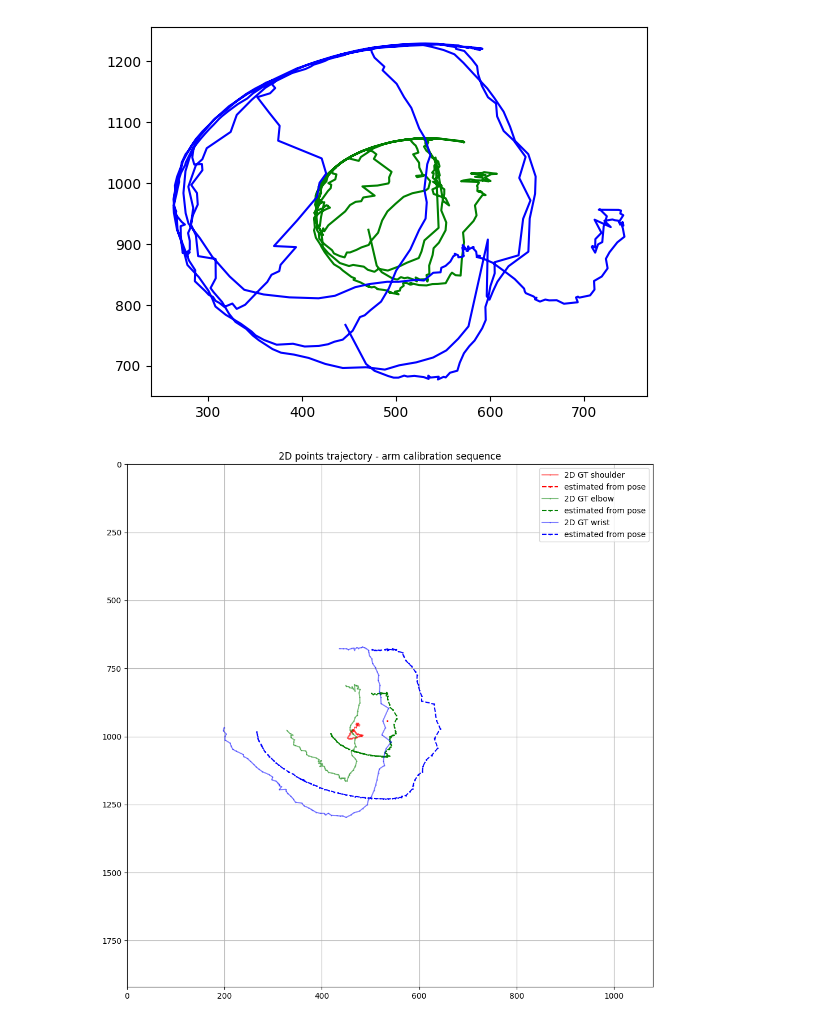
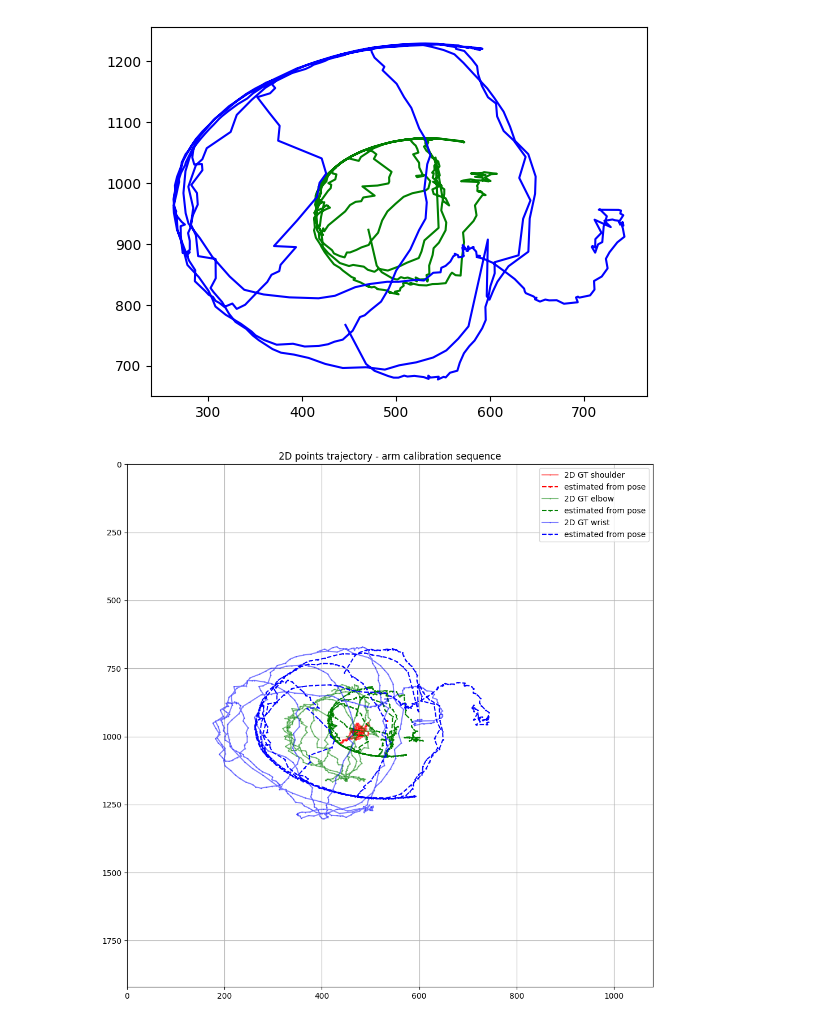
Before and after one commit to balthazarneveu/monocular_pose_and_forces_estimation, a Jupyter notebook: studies/camera_projection/projective_cost.ipynb, the cells around one changed output. Cells and saved outputs as stored; diff of their text form; code cells hidden in the pictures.

```diff
--- a/studies/camera_projection/projective_cost.ipynb
+++ b/studies/camera_projection/projective_cost.ipynb
@@ -158,22 +158,22 @@ plt.show()
 # %%
 plt.figure(figsize=(12, 12))
 t_start, t_end = 0, len(gt_p_full)
-t_start, t_end = 5, 100
+# t_start, t_end = 5, 100
 h, w = 1920, 1080
 for joint_idx, joint_name in enumerate([SHOULDER, ELBOW, WRIST]):
     x_gt_2D = gt_p2d_full[t_start:t_end, joint_idx * 3 + 0]*w
     y_gt_2D = gt_p2d_full[t_start:t_end, joint_idx * 3 + 1]*h
 
     x_reproj = p2d_estim_list[joint_name][t_start:t_end, 0]
     y_reproj = p2d_estim_list[joint_name][t_start:t_end, 1]
     plt.plot(x_gt_2D, y_gt_2D, ".-", color="rgb"[joint_idx], label=f"2D GT {joint_name}", markersize=1, alpha=0.5)
     plt.plot(x_reproj, y_reproj, "--.", color="rgb"[joint_idx], label="estimated from pose",markersize=2)
 
 plt.xlim(0, w)
 plt.ylim(h, 0)
 plt.grid()
 plt.legend()
 plt.title("2D points trajectory - arm calibration sequence")
 plt.show()
 # %% [output]
-[figure, old version]
+[figure, new version]
```
Also changed, not shown: parts of 5 cells of this notebook.
